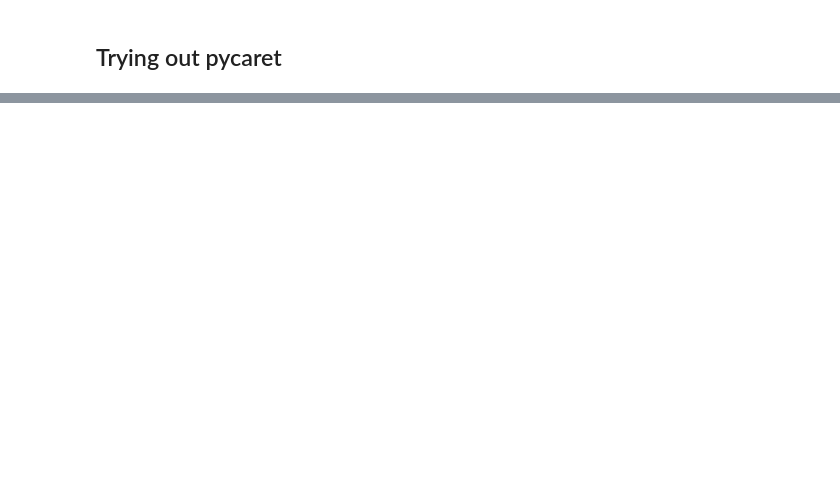
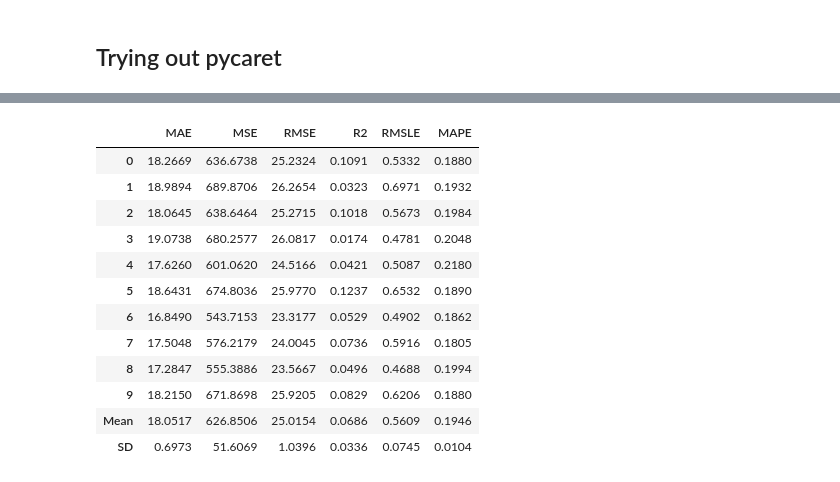
Before and after one commit to karthikchiru12/Predicting-Lap-Time, a Jupyter notebook: Predicting Lap Time.ipynb, the cells around one changed output, grey strips where cells are left out. Saved outputs shown, nothing was run; the diff lists cells and outputs as text; code cells hidden in the pictures; blank space fills up the shorter version.

```diff
--- a/Predicting Lap Time.ipynb
+++ b/Predicting Lap Time.ipynb
@@ -792,0 +909,19 @@ stacker.estimators
+# %%
+tuned_top3 = []
+
+for i in top3:
+    tuned_top3.append(tune_model(i ,optimize = 'RMSLE',n_iter = 5))
+# %% [output]
+|  | MAE | MSE | RMSE | R2 | RMSLE | MAPE |
+| 0 | 18.2669 | 636.6738 | 25.2324 | 0.1091 | 0.5332 | 0.1880 |
+| 1 | 18.9894 | 689.8706 | 26.2654 | 0.0323 | 0.6971 | 0.1932 |
+| 2 | 18.0645 | 638.6464 | 25.2715 | 0.1018 | 0.5673 | 0.1984 |
+| 3 | 19.0738 | 680.2577 | 26.0817 | 0.0174 | 0.4781 | 0.2048 |
+| 4 | 17.6260 | 601.0620 | 24.5166 | 0.0421 | 0.5087 | 0.2180 |
+| 5 | 18.6431 | 674.8036 | 25.9770 | 0.1237 | 0.6532 | 0.1890 |
+| 6 | 16.8490 | 543.7153 | 23.3177 | 0.0529 | 0.4902 | 0.1862 |
+| 7 | 17.5048 | 576.2179 | 24.0045 | 0.0736 | 0.5916 | 0.1805 |
+| 8 | 17.2847 | 555.3886 | 23.5667 | 0.0496 | 0.4688 | 0.1994 |
+| 9 | 18.2150 | 671.8698 | 25.9205 | 0.0829 | 0.6206 | 0.1880 |
+| Mean | 18.0517 | 626.8506 | 25.0154 | 0.0686 | 0.5609 | 0.1946 |
+| SD | 0.6973 | 51.6069 | 1.0396 | 0.0336 | 0.0745 | 0.0104 |
```
Also changed, not shown: parts of 60 cells of this notebook, 21 other files.
